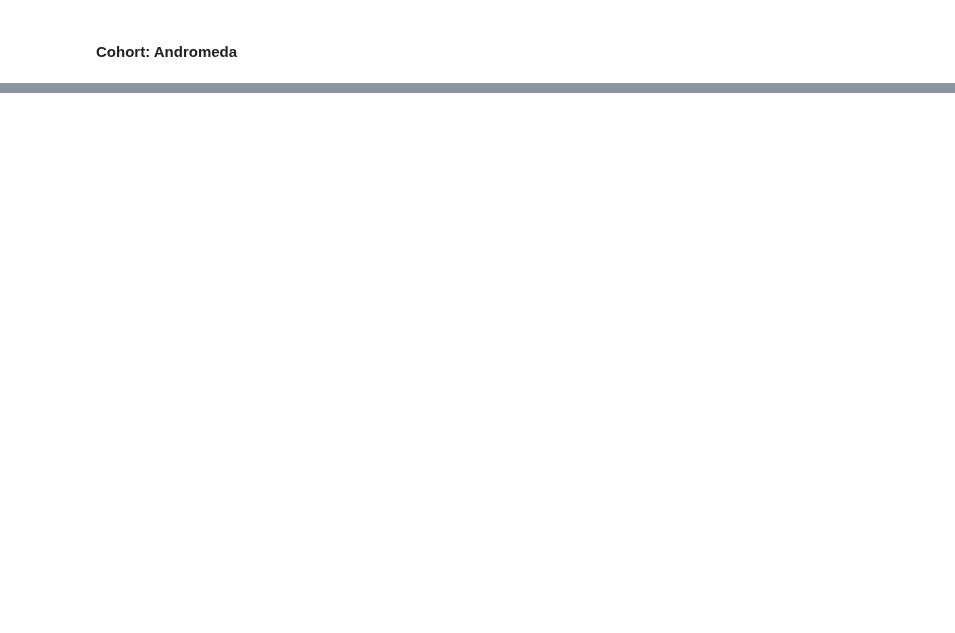
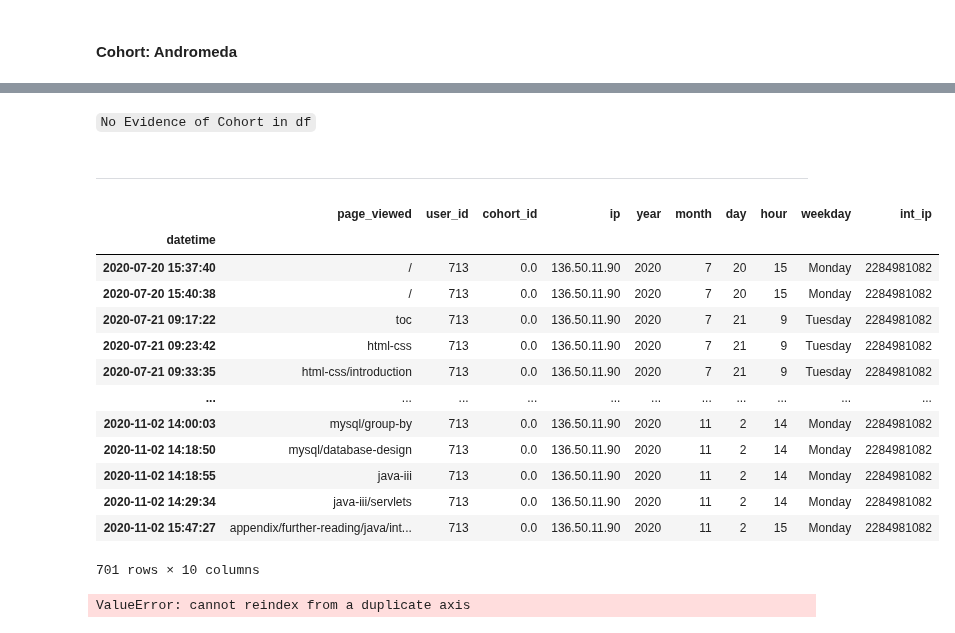
Before and after one commit to CSolitaire/anomaly-detection-exercises, a Jupyter notebook: anomaly_detection_mini_project.ipynb, the cells around one changed output, grey strips where cells are left out. Drawn from its saved outputs; the diff is of its cells as text; code cells hidden in the pictures; blank space fills up the shorter version.

```diff
--- a/anomaly_detection_mini_project.ipynb
+++ b/anomaly_detection_mini_project.ipynb
@@ -483,0 +779,25 @@ andromeda = df[df.cohort_id == 31]
+# %% [markdown]
+`No Evidence of Cohort in df`
+# %% [markdown]
+****
+# %%
+df[df.user_id == 713]
+# %% [output]
+|  | page_viewed | user_id | cohort_id | ip | year | month | day | hour | weekday | int_ip |
+| datetime |  |  |  |  |  |  |  |  |  |  |
+| 2020-07-20 15:37:40 | / | 713 | 0.0 | 136.50.11.90 | 2020 | 7 | 20 | 15 | Monday | 2284981082 |
+| 2020-07-20 15:40:38 | / | 713 | 0.0 | 136.50.11.90 | 2020 | 7 | 20 | 15 | Monday | 2284981082 |
+| 2020-07-21 09:17:22 | toc | 713 | 0.0 | 136.50.11.90 | 2020 | 7 | 21 | 9 | Tuesday | 2284981082 |
+| 2020-07-21 09:23:42 | html-css | 713 | 0.0 | 136.50.11.90 | 2020 | 7 | 21 | 9 | Tuesday | 2284981082 |
+| 2020-07-21 09:33:35 | html-css/introduction | 713 | 0.0 | 136.50.11.90 | 2020 | 7 | 21 | 9 | Tuesday | 2284981082 |
+| ... | ... | ... | ... | ... | ... | ... | ... | ... | ... | ... |
+| 2020-11-02 14:00:03 | mysql/group-by | 713 | 0.0 | 136.50.11.90 | 2020 | 11 | 2 | 14 | Monday | 2284981082 |
+| 2020-11-02 14:18:50 | mysql/database-design | 713 | 0.0 | 136.50.11.90 | 2020 | 11 | 2 | 14 | Monday | 2284981082 |
+| 2020-11-02 14:18:55 | java-iii | 713 | 0.0 | 136.50.11.90 | 2020 | 11 | 2 | 14 | Monday | 2284981082 |
+| 2020-11-02 14:29:34 | java-iii/servlets | 713 | 0.0 | 136.50.11.90 | 2020 | 11 | 2 | 14 | Monday | 2284981082 |
+| 2020-11-02 15:47:27 | appendix/further-reading/java/int... | 713 | 0.0 | 136.50.11.90 | 2020 | 11 | 2 | 15 | Monday | 2284981082 |
+701 rows × 10 columns
+# %%
+df[df['cohort_id']== 0] = df.cohort_id.where((df.user_id == 713), 60)
+# %% [output]
+ValueError: cannot reindex from a duplicate axis
```
Also changed, not shown: parts of 77 cells of this notebook.
